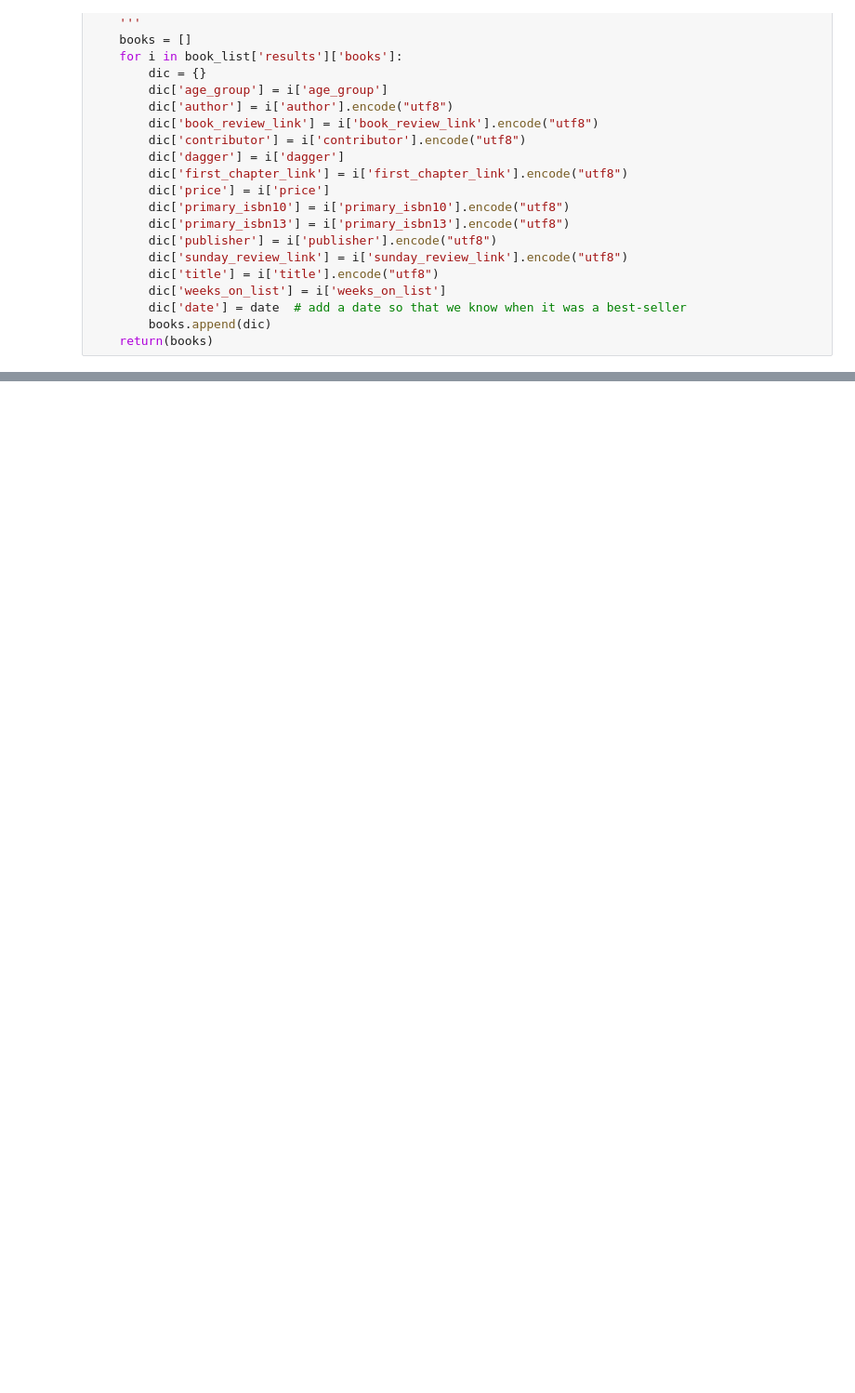
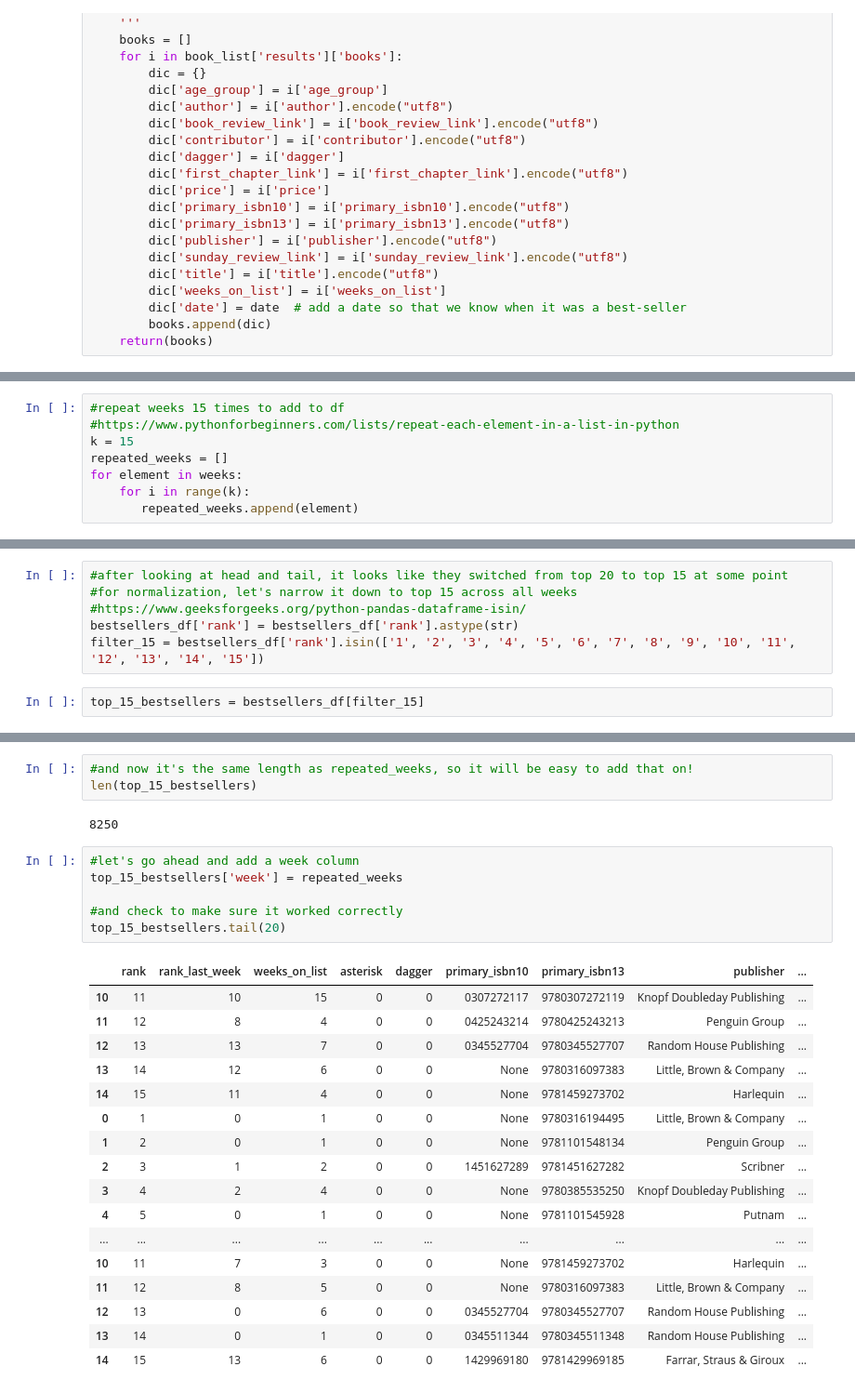
Before and after one commit to abigailasper/booktok-bestsellers, a Jupyter notebook: notebooks/nyt_bestsellers_scraper.ipynb, the cells around one changed output, grey strips where cells are left out. Shown: that part at 93% size. Saved outputs shown, nothing was run; the diff lists cells and outputs as text; blank space fills up the shorter version.

```diff
--- a/notebooks/nyt_bestsellers_scraper.ipynb
+++ b/notebooks/nyt_bestsellers_scraper.ipynb
@@ -171,0 +153,8 @@ weeks
+# %%
+#repeat weeks 15 times to add to df
+#https://www.pythonforbeginners.com/lists/repeat-each-element-in-a-list-in-python
+k = 15
+repeated_weeks = []
+for element in weeks:
+    for i in range(k):
+       repeated_weeks.append(element)
@@ -197,0 +237,8 @@ print(last_sun)
+# %%
+#after looking at head and tail, it looks like they switched from top 20 to top 15 at some point
+#for normalization, let's narrow it down to top 15 across all weeks
+#https://www.geeksforgeeks.org/python-pandas-dataframe-isin/
+bestsellers_df['rank'] = bestsellers_df['rank'].astype(str)
+filter_15 = bestsellers_df['rank'].isin(['1', '2', '3', '4', '5', '6', '7', '8', '9', '10', '11', '12', '13', '14', '15'])
+# %%
+top_15_bestsellers = bestsellers_df[filter_15]
@@ -197,0 +254,29 @@ print(last_sun)
+# %%
+#and now it's the same length as repeated_weeks, so it will be easy to add that on!
+len(top_15_bestsellers)
+# %% [output]
+8250
+# %%
+#let's go ahead and add a week column
+top_15_bestsellers['week'] = repeated_weeks
+
+#and check to make sure it worked correctly
+top_15_bestsellers.tail(20)
+# %% [output]
+|  | rank | rank_last_week | weeks_on_list | asterisk | dagger | primary_isbn10 | primary_isbn13 | publisher | ... |
+| 10 | 11 | 10 | 15 | 0 | 0 | 0307272117 | 9780307272119 | Knopf Doubleday Publishing | ... |
+| 11 | 12 | 8 | 4 | 0 | 0 | 0425243214 | 9780425243213 | Penguin Group | ... |
+| 12 | 13 | 13 | 7 | 0 | 0 | 0345527704 | 9780345527707 | Random House Publishing | ... |
+| 13 | 14 | 12 | 6 | 0 | 0 | None | 9780316097383 | Little, Brown & Company | ... |
+| 14 | 15 | 11 | 4 | 0 | 0 | None | 9781459273702 | Harlequin | ... |
+| 0 | 1 | 0 | 1 | 0 | 0 | None | 9780316194495 | Little, Brown & Company | ... |
+| 1 | 2 | 0 | 1 | 0 | 0 | None | 9781101548134 | Penguin Group | ... |
+| 2 | 3 | 1 | 2 | 0 | 0 | 1451627289 | 9781451627282 | Scribner | ... |
+| 3 | 4 | 2 | 4 | 0 | 0 | None | 9780385535250 | Knopf Doubleday Publishing | ... |
+| 4 | 5 | 0 | 1 | 0 | 0 | None | 9781101545928 | Putnam | ... |
+| ... | ... | ... | ... | ... | ... | ... | ... | ... | ... |
+| 10 | 11 | 7 | 3 | 0 | 0 | None | 9781459273702 | Harlequin | ... |
+| 11 | 12 | 8 | 5 | 0 | 0 | None | 9780316097383 | Little, Brown & Company | ... |
+| 12 | 13 | 0 | 6 | 0 | 0 | 0345527704 | 9780345527707 | Random House Publishing | ... |
+| 13 | 14 | 0 | 1 | 0 | 0 | 0345511344 | 9780345511348 | Random House Publishing | ... |
+| 14 | 15 | 13 | 6 | 0 | 0 | 1429969180 | 9781429969185 | Farrar, Straus & Giroux | ... |
```
Also changed, not shown: parts of 12 cells of this notebook, 1 other file.
